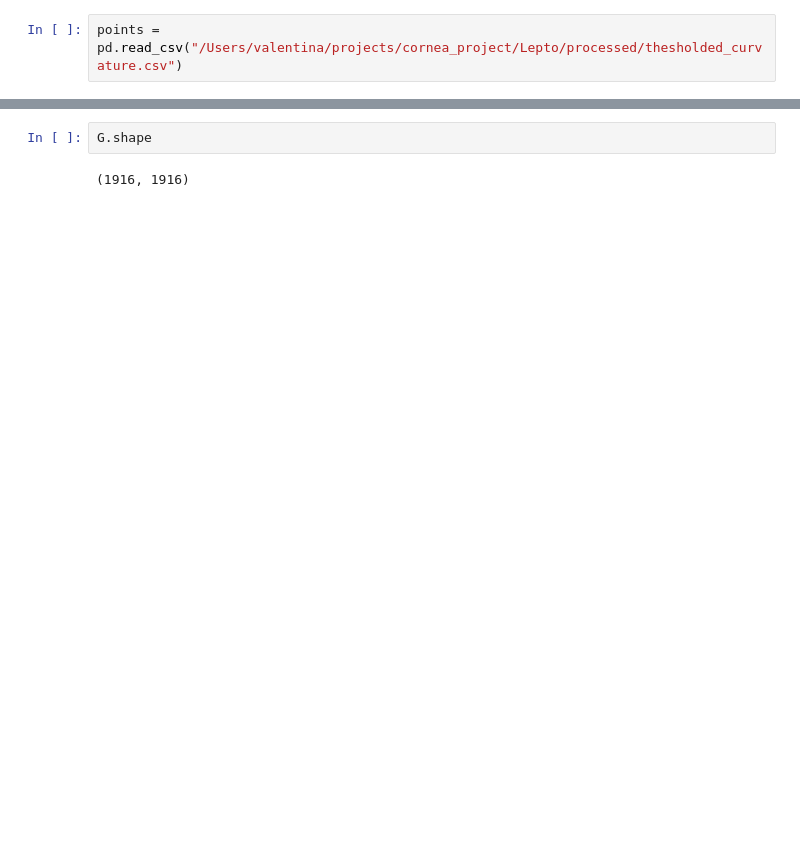
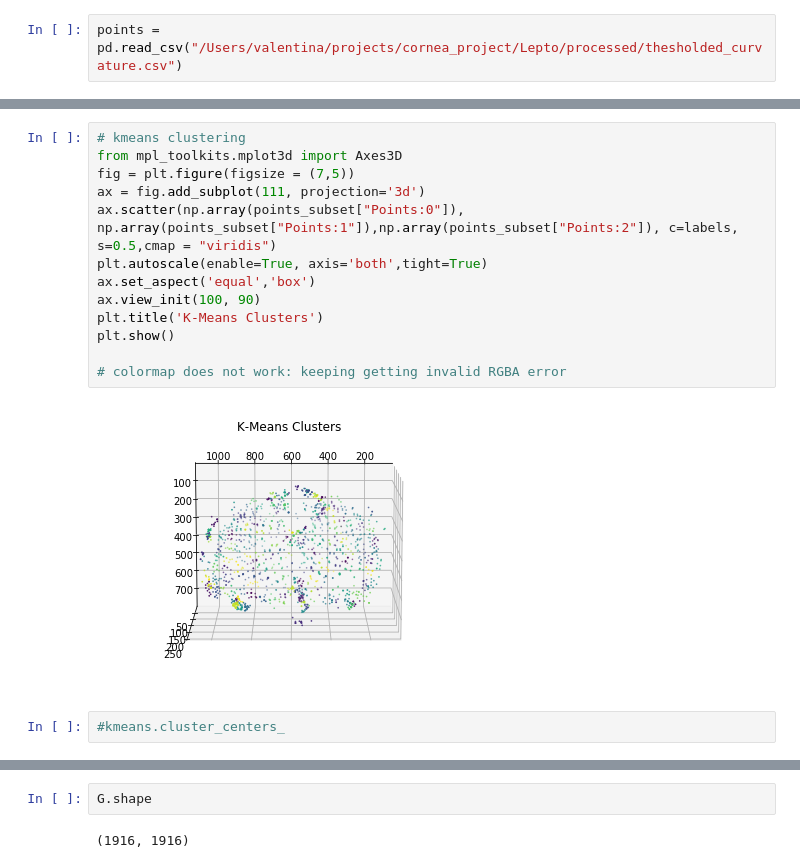
Before and after one commit to fly-eye/pyFlyEye, a Jupyter notebook: surface_processing/Curvature2corners.ipynb, the cells around one changed output, grey strips where cells are left out. Cells and saved outputs as stored; diff of their text form; blank space fills up the shorter version.

```diff
--- a/surface_processing/Curvature2corners.ipynb
+++ b/surface_processing/Curvature2corners.ipynb
@@ -58,3 +80,20 @@ array([[  442.87625   ,   137.165     ,   135.835     ],
+# %%
+# kmeans clustering
+from mpl_toolkits.mplot3d import Axes3D
+fig = plt.figure(figsize = (7,5))
+ax = fig.add_subplot(111, projection='3d')
+ax.scatter(np.array(points_subset["Points:0"]), np.array(points_subset["Points:1"]),np.array(points_subset["Points:2"]), c=labels, s=0.5,cmap = "viridis")
+plt.autoscale(enable=True, axis='both',tight=True)
+ax.set_aspect('equal','box')
+ax.view_init(100, 90)
+plt.title('K-Means Clusters')
+plt.show()
+
+# colormap does not work: keeping getting invalid RGBA error
+# %% [output]
+[figure, added]
+# %%
+#kmeans.cluster_centers_
 # %%
 # plot the centers
 from mpl_toolkits.mplot3d import Axes3D
```
Also changed, not shown: parts of 40 cells of this notebook.
